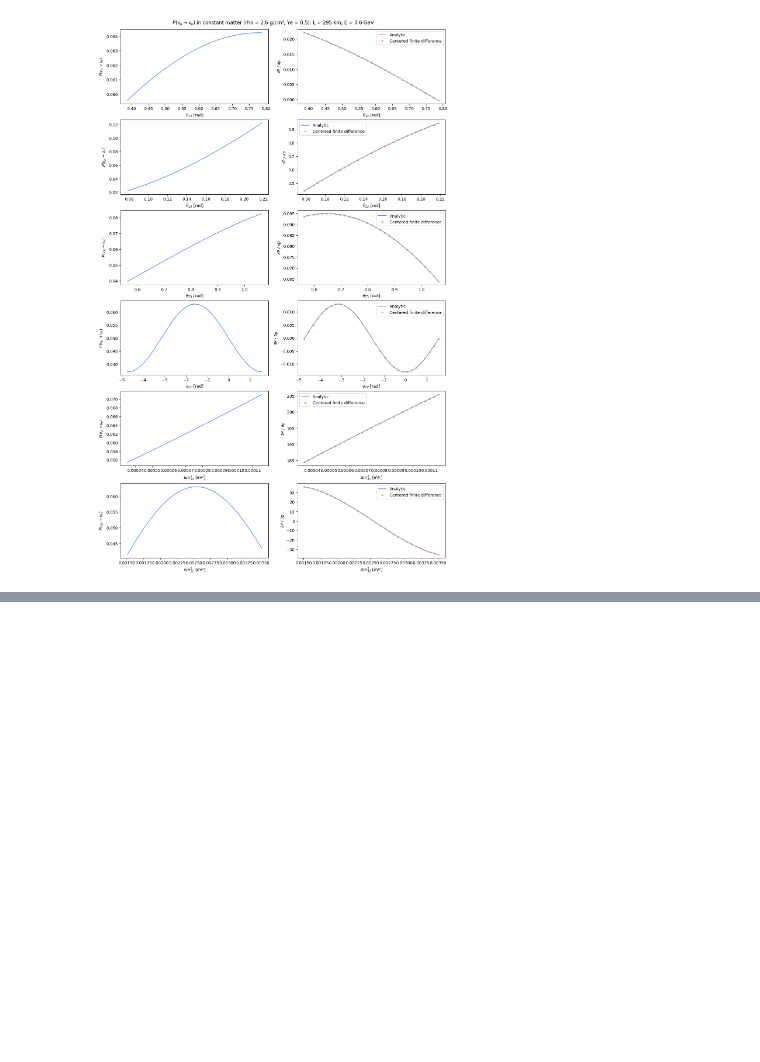
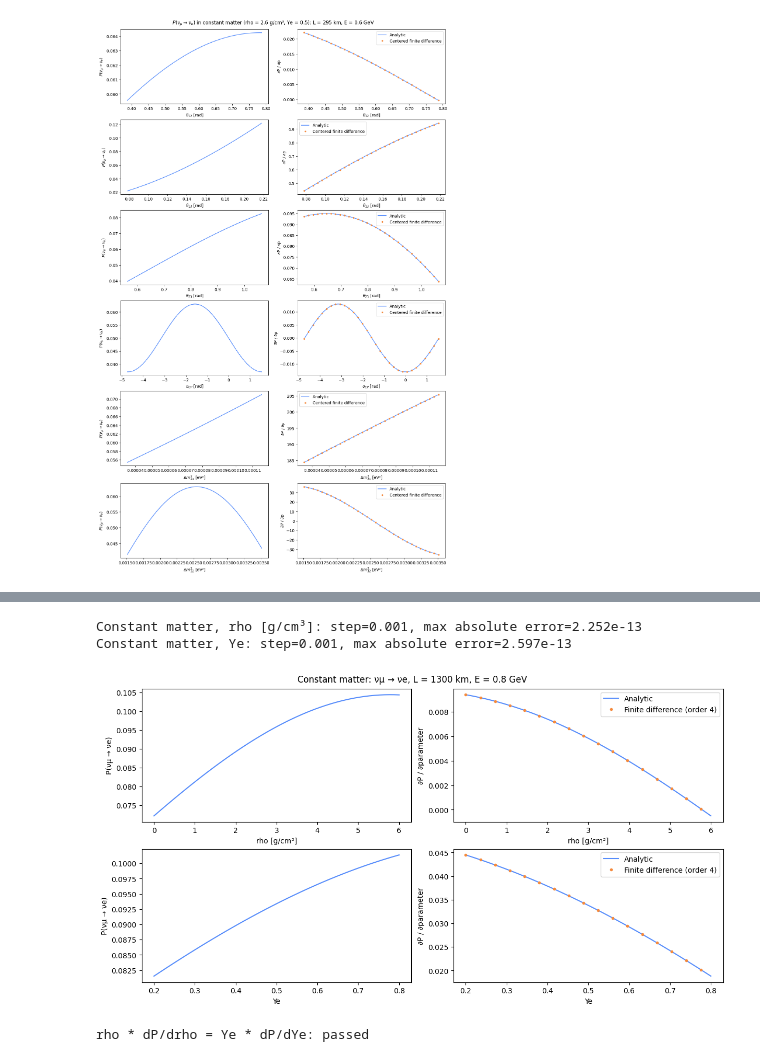
Before and after one commit to nadrino/nu-waves, a Jupyter notebook: notebooks/06_gradient.ipynb, the cells around one changed output, grey strips where cells are left out. Drawn from its saved outputs; the diff is of its cells as text; code cells hidden in the pictures; blank space fills up the shorter version.

Commit message:
adding gradient examples in the notebook

```diff
--- a/notebooks/06_gradient.ipynb
+++ b/notebooks/06_gradient.ipynb
@@ -101,0 +146,15 @@ MassSquaredDifference(i=3, j=2): epsilon=1e-09, max absolute error=1.362e-07
+# %%
+validateScans([
+    ('rho [g/cm³]', np.linspace(0., 6., 51), 1e-3, MatterDensity(), lambda value: makeMatter(rho=value)),
+    ('Ye', np.linspace(.2, .8, 51), 1e-3, ElectronFraction(), lambda value: makeMatter(ye=value)),
+], 'Constant matter')
+
+_, matterGradient = makeMatter().probability(diagnosticEvents,
+    parameterBasis=[MatterDensity(), ElectronFraction()])
+np.testing.assert_allclose(2.6 * matterGradient[:, 0], .5 * matterGradient[:, 1], atol=1e-13)
+print('rho * dP/drho = Ye * dP/dYe: passed')
+# %% [output]
+Constant matter, rho [g/cm³]: step=0.001, max absolute error=2.252e-13
+Constant matter, Ye: step=0.001, max absolute error=2.597e-13
+[figure, added]
+rho * dP/drho = Ye * dP/dYe: passed
```
Also changed, not shown: parts of 8 cells of this notebook.
